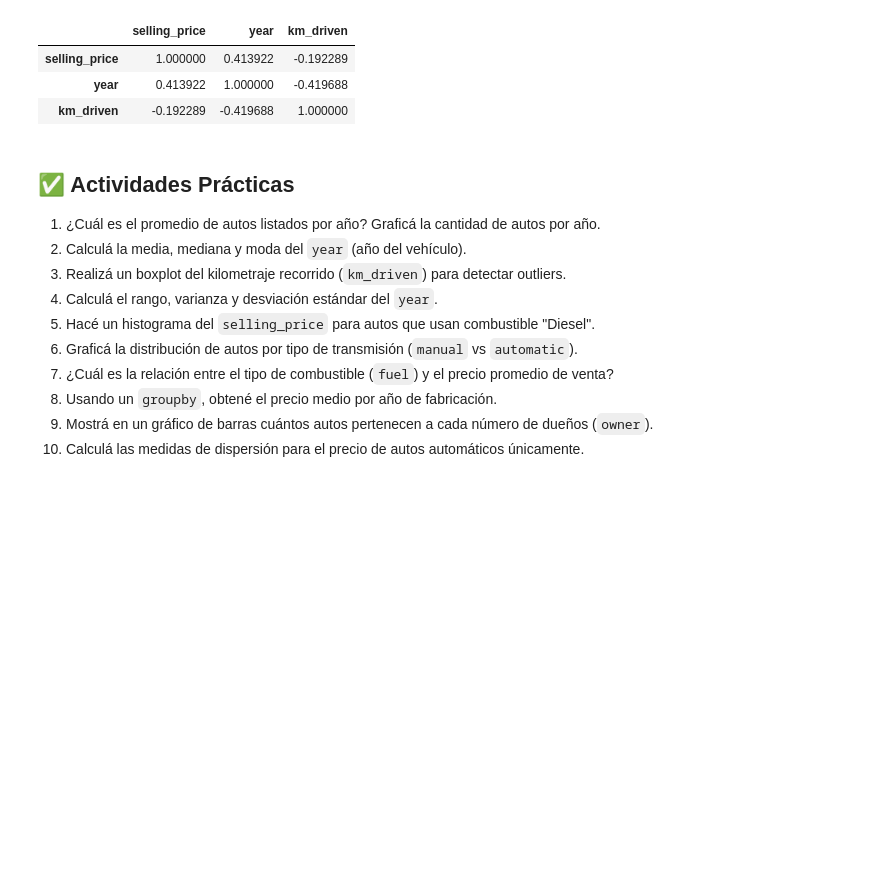
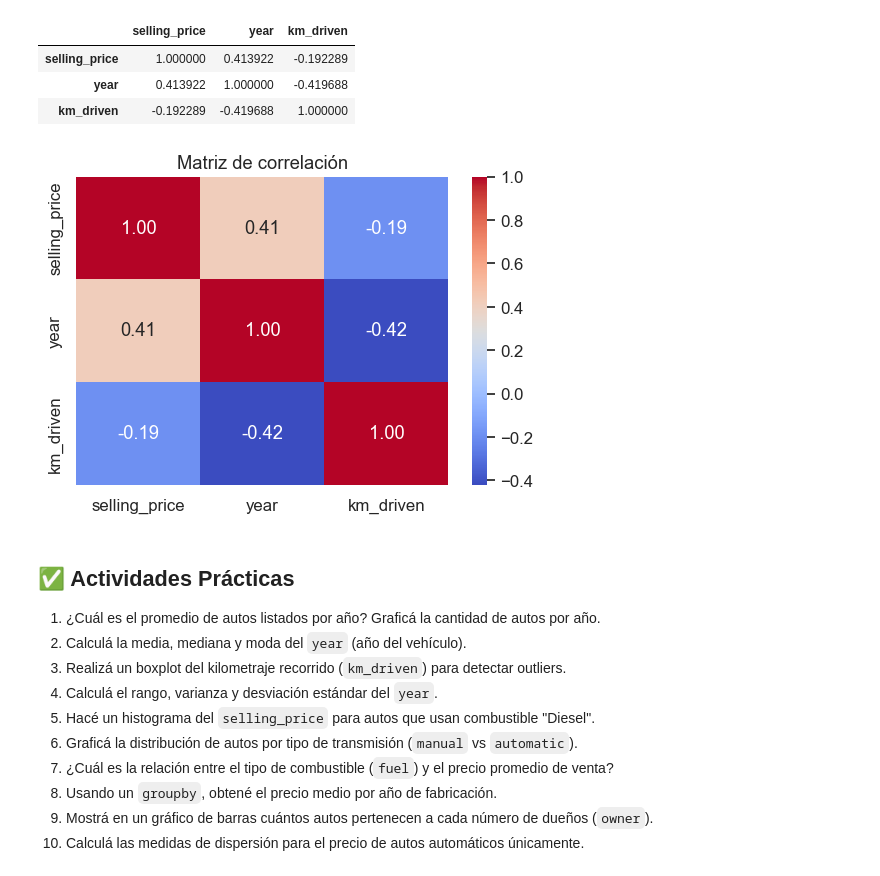
Before and after one commit to eze-alvarez/mi-primer-proyecto-datos, a Jupyter notebook: actividad clase 5/Módulo 2 - Clase 5.ipynb, the cells around one changed output. Drawn from its saved outputs; the diff is of its cells as text; code cells hidden in the pictures; blank space fills up the shorter version.

```diff
--- a/actividad clase 5/Módulo 2 - Clase 5.ipynb
+++ b/actividad clase 5/Módulo 2 - Clase 5.ipynb
@@ -24,7 +24,9 @@ import seaborn as sns
 
 # Configuración estética
 plt.style.use('ggplot')
-sns.set(font_scale=1.1)
+
+# sns.set(font_scale=1.1) set is deprecated, use sns.set_theme instead
+sns.set_theme(context='notebook', style='whitegrid', font_scale=1.1)
 
 # Cargar el dataset
 df = pd.read_csv("CAR DETAILS FROM CAR DEKHO.csv")
@@ -165,6 +169,14 @@ df[['selling_price', 'year', 'km_driven']].corr()
 | selling_price | 1.000000 | 0.413922 | -0.192289 |
 | year | 0.413922 | 1.000000 | -0.419688 |
 | km_driven | -0.192289 | -0.419688 | 1.000000 |
+# %%
+plt.figure(figsize=(6,4))
+sns.heatmap(df[['selling_price', 'year', 'km_driven']].corr(),
+            annot=True, cmap='coolwarm', fmt=".2f")
+plt.title("Matriz de correlación")
+plt.show()
+# %% [output]
+[figure, added]
 # %% [markdown]
 ## ✅ Actividades Prácticas
 
```
Also changed, not shown: parts of 22 cells of this notebook.
